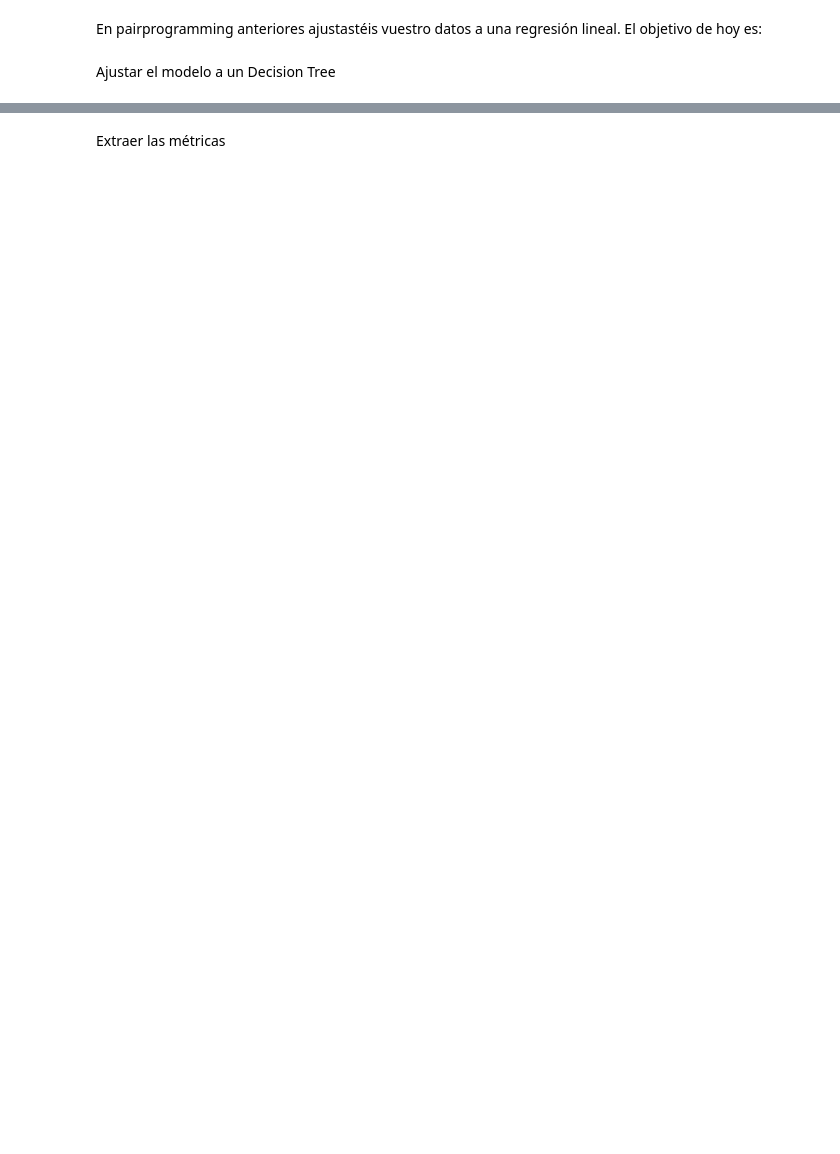
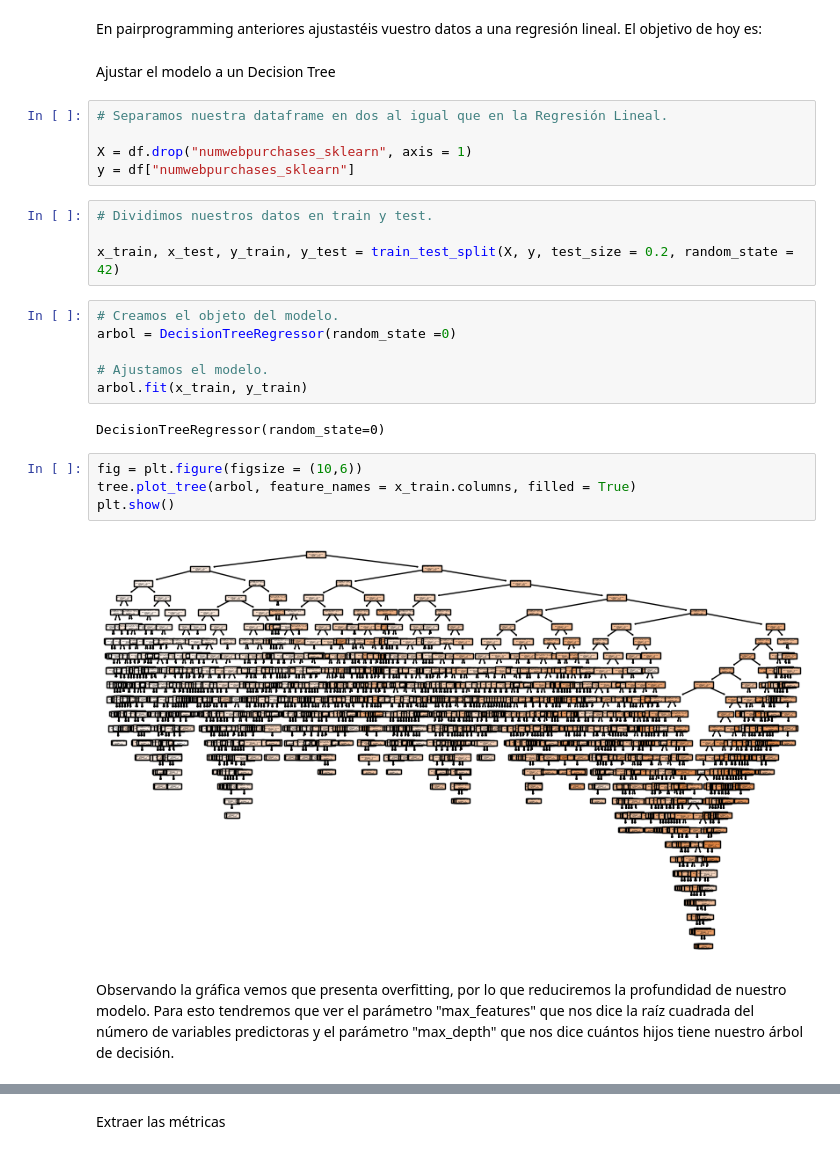
Before and after one commit to Adalab/DA-promo-c-modulo-3-sprint-1-Sila-Silvia, a Jupyter notebook: Regresión Lineal/Leccion-11-Regresion-Lineal-Decision-Tree/Leccion-11-Regresion-Lineal-Decision-Tree.ipynb, the cells around one changed output, grey strips where cells are left out. Saved outputs shown, nothing was run; the diff lists cells and outputs as text; blank space fills up the shorter version.

```diff
--- a/Regresión Lineal/Leccion-11-Regresion-Lineal-Decision-Tree/Leccion-11-Regresion-Lineal-Decision-Tree.ipynb
+++ b/Regresión Lineal/Leccion-11-Regresion-Lineal-Decision-Tree/Leccion-11-Regresion-Lineal-Decision-Tree.ipynb
@@ -32,3 +41,28 @@ df.head()
 En pairprogramming anteriores ajustastéis vuestro datos a una regresión lineal. El objetivo de hoy es:
 # %% [markdown]
 Ajustar el modelo a un Decision Tree
+# %%
+# Separamos nuestra dataframe en dos al igual que en la Regresión Lineal.
+
+X = df.drop("numwebpurchases_sklearn", axis = 1)
+y = df["numwebpurchases_sklearn"]
+# %%
+# Dividimos nuestros datos en train y test.
+
+x_train, x_test, y_train, y_test = train_test_split(X, y, test_size = 0.2, random_state = 42)
+# %%
+# Creamos el objeto del modelo.
+arbol = DecisionTreeRegressor(random_state =0)
+
+# Ajustamos el modelo.
+arbol.fit(x_train, y_train)
+# %% [output]
+DecisionTreeRegressor(random_state=0)
+# %%
+fig = plt.figure(figsize = (10,6))
+tree.plot_tree(arbol, feature_names = x_train.columns, filled = True)
+plt.show()
+# %% [output]
+[figure, added]
+# %% [markdown]
+Observando la gráfica vemos que presenta overfitting, por lo que reduciremos la profundidad de nuestro modelo. Para esto tendremos que ver el parámetro "max_features" que nos dice la raíz cuadrada del número de variables predictoras y el parámetro "max_depth" que nos dice cuántos hijos tiene nuestro árbol de decisión.
```
Also changed, not shown: parts of 31 cells of this notebook, 7 other files.
